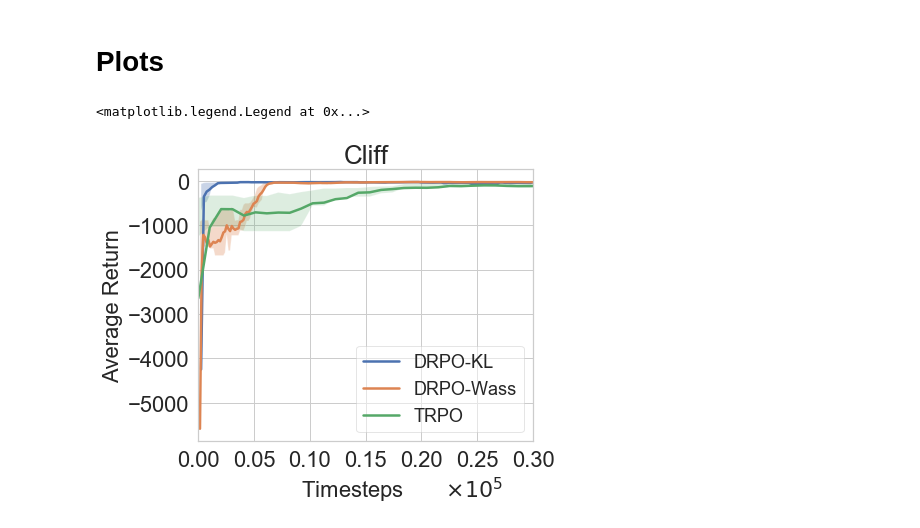
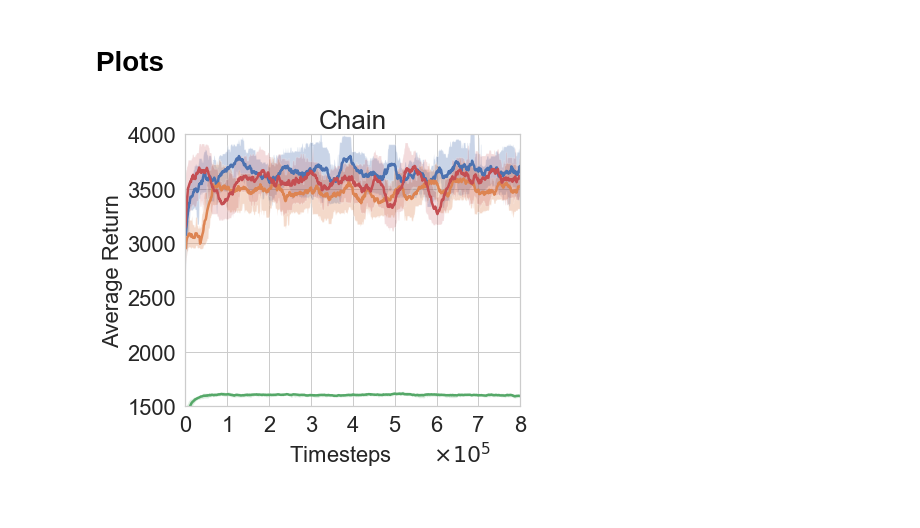
Before and after one commit to kadysongbb/dr-trpo, a Jupyter notebook: tabular/view_training.ipynb, the cells around one changed output. Cells and saved outputs as stored; diff of their text form; code cells hidden in the pictures.

Commit message:
update figures

```diff
--- a/tabular/view_training.ipynb
+++ b/tabular/view_training.ipynb
@@ -72,8 +72,8 @@ def df_plot(dfs, x, ys, isTaxi, isChain, isCliff, ylim=None, xlim=None, legend_l
     plt.ylabel('Average Return',fontsize=22)
 # %%
 isTaxi = False
-isChain = False
-isCliff = True
+isChain = True
+isCliff = False
 
 
 # ENTER LIST OF LOG FILENAMES HERE:
@@ -94,31 +94,50 @@ data = list(zip(dataframes, names))
 # Plots
 # %%
 if isTaxi:
-    df_plot(data, '_Episode', ['_AvgRewardSum'], isTaxi, isChain, isCliff, None, [0,3])
+    df_plot(data, '_Episode', ['_AvgRewardSum'], isTaxi, isChain, isCliff, None, [0,3.0])
 if isChain:
-    df_plot(data, '_Episode', ['_AvgRewardSum'], isTaxi, isChain, isCliff, None, [0,8.0])
+    df_plot(data, '_Episode', ['_AvgRewardSum'], isTaxi, isChain, isCliff, [1500,4000], [0,8.0])
 if isCliff:
     df_plot(data, '_Episode', ['_AvgRewardSum'], isTaxi, isChain, isCliff, None, [0,0.3])
 
 window_size = 10
 
 # read TRPO baseline results
 if isTaxi:
-    trpo_log_name = './tmp/taxi_monitor.csv'
+    trpo_log_name = './tmp/trpo_taxi_monitor.csv'
+    window_size = 30
 if isChain:
-    trpo_log_name = './tmp/chain_monitor.csv'
+    trpo_log_name = './tmp/trpo_chain_monitor.csv'
     window_size = 30
 if isCliff:
-    trpo_log_name = './tmp/cliff_monitor.csv'
+    trpo_log_name = './tmp/trpo_cliff_monitor.csv'
+
+# read A2C baseline results
+if isTaxi:
+    a2c_log_name = './tmp/a2c_taxi_monitor.csv'
+    window_size = 30
+if isChain:
+    a2c_log_name = './tmp/a2c_chain_monitor.csv'
+    window_size = 30
+if isCliff:
+    a2c_log_name = './tmp/a2c_cliff_monitor.csv'
+
+df=pd.read_csv(a2c_log_name, sep=',', skiprows = 0, header= 1)
+y_val = df['r']
+moving_average = find_moving_avg(y_val, window_size)
+trpo_ts_per_iter = 1024
+plt.plot(np.arange(len(y_val)-window_size)*trpo_ts_per_iter/100000, moving_average[0], label='A2C', linewidth = 2.5)
+plt.fill_between(np.arange(len(y_val)-window_size)*trpo_ts_per_iter/100000, moving_average[1], moving_average[2], alpha=0.2)
 
 df=pd.read_csv(trpo_log_name, sep=',', skiprows = 0, header= 1)
 y_val = df['r']
 moving_average = find_moving_avg(y_val, window_size)
 trpo_ts_per_iter = 1024
 plt.plot(np.arange(len(y_val)-window_size)*trpo_ts_per_iter/100000, moving_average[0], label='TRPO', linewidth = 2.5)
 plt.fill_between(np.arange(len(y_val)-window_size)*trpo_ts_per_iter/100000, moving_average[1], moving_average[2], alpha=0.2)
-plt.rcParams["legend.framealpha"] = 0.5
-plt.legend(fontsize=18, loc='lower right')
+
+plt.rcParams["legend.framealpha"] = 0.9
+if isTaxi:
+    plt.legend(fontsize=18, loc='lower right')
 # %% [output]
-<matplotlib.legend.Legend at 0x...>
-[figure, old version]
+[figure, new version]
```
Also changed, not shown: 10 other files.
